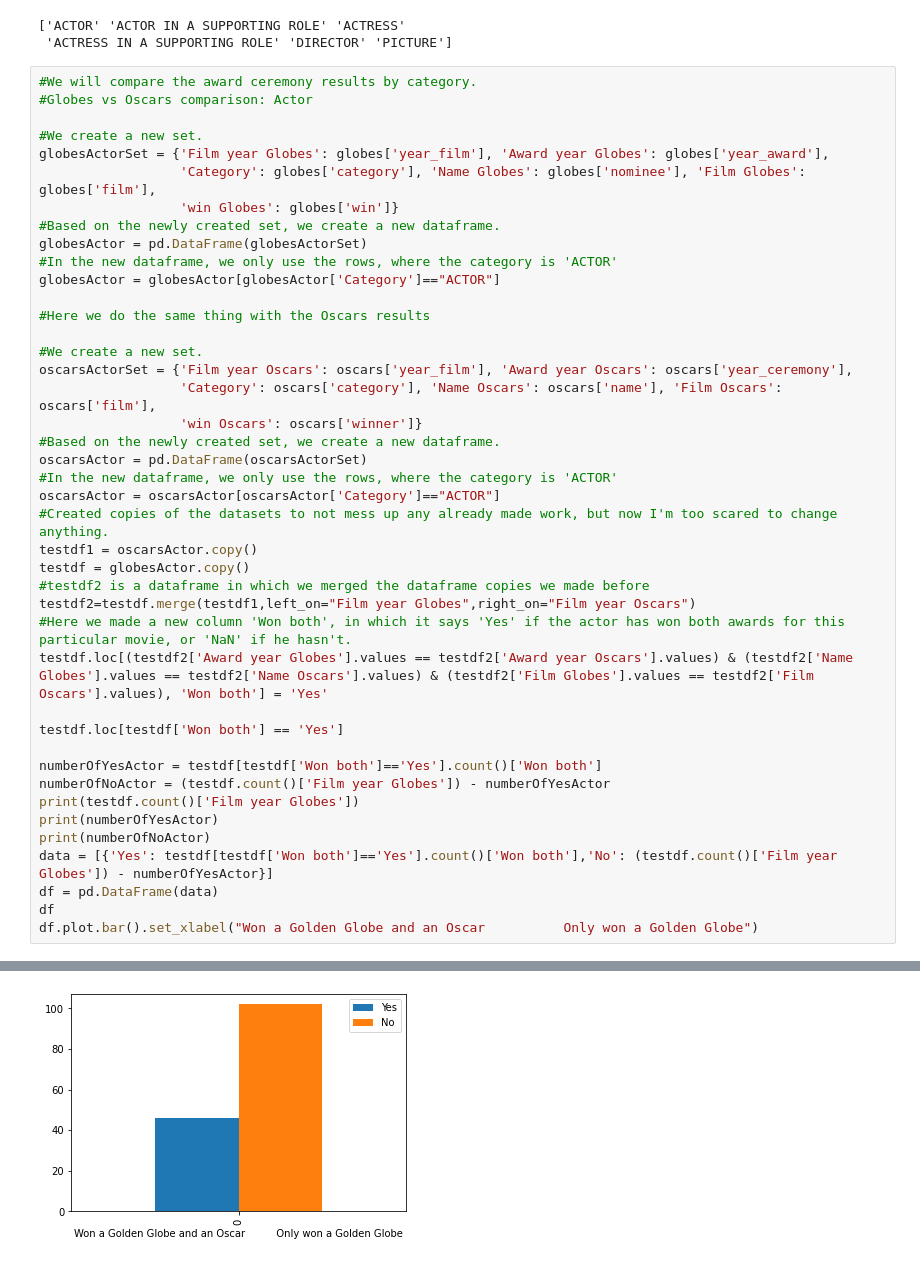
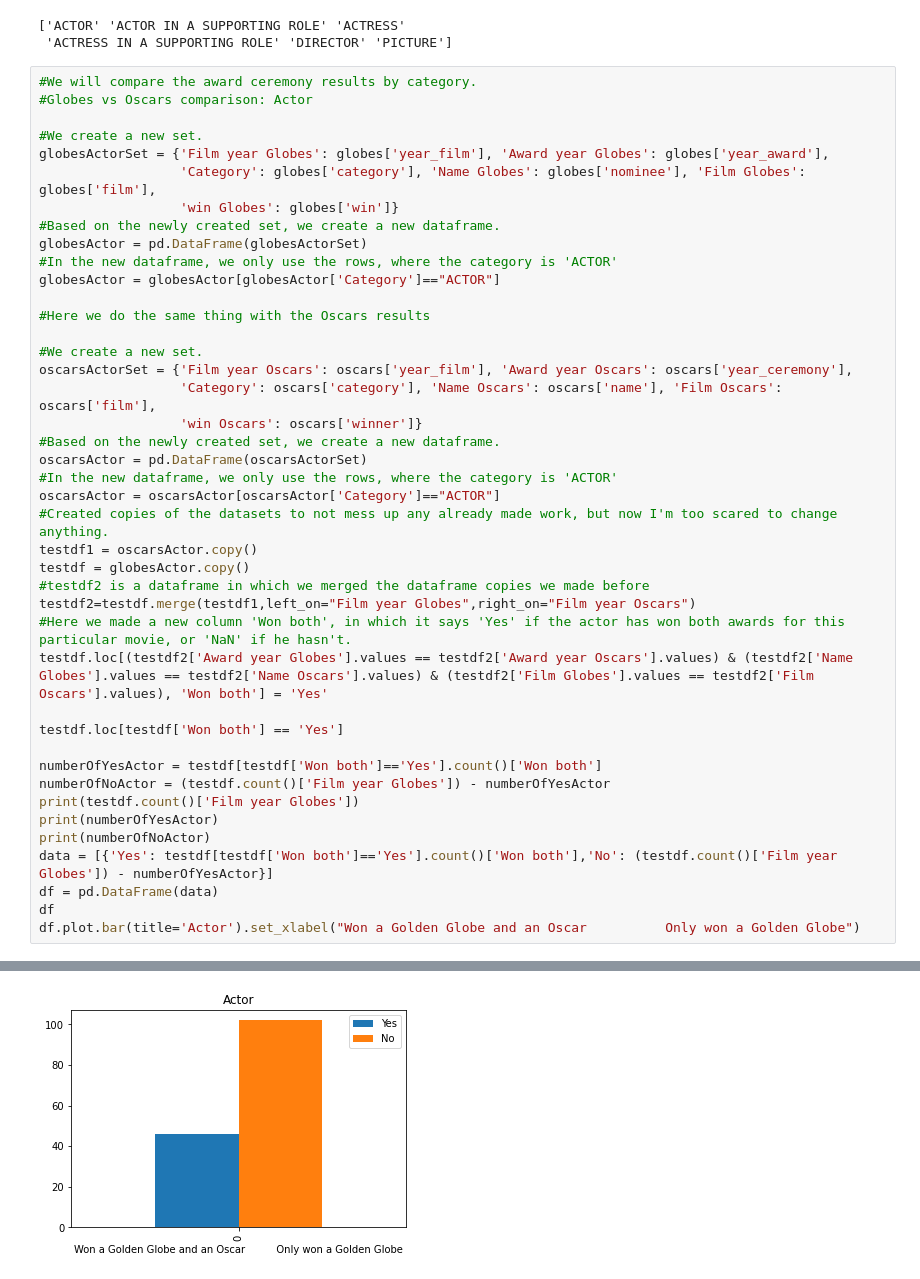
Before and after one commit to ReneTruuts/IDS_C19, a Jupyter notebook: Untitled.ipynb, the cells around one changed output, grey strips where cells are left out. Cells and saved outputs as stored; diff of their text form.

```diff
--- a/Untitled.ipynb
+++ b/Untitled.ipynb
@@ -115,35 +115,35 @@ globesActor = globesActor[globesActor['Category']=="ACTOR"]
 oscarsActorSet = {'Film year Oscars': oscars['year_film'], 'Award year Oscars': oscars['year_ceremony'],
                   'Category': oscars['category'], 'Name Oscars': oscars['name'], 'Film Oscars': oscars['film'],
                   'win Oscars': oscars['winner']}
 #Based on the newly created set, we create a new dataframe.
 oscarsActor = pd.DataFrame(oscarsActorSet)
 #In the new dataframe, we only use the rows, where the category is 'ACTOR'
 oscarsActor = oscarsActor[oscarsActor['Category']=="ACTOR"]
 #Created copies of the datasets to not mess up any already made work, but now I'm too scared to change anything.
 testdf1 = oscarsActor.copy()
 testdf = globesActor.copy()
 #testdf2 is a dataframe in which we merged the dataframe copies we made before
 testdf2=testdf.merge(testdf1,left_on="Film year Globes",right_on="Film year Oscars")
 #Here we made a new column 'Won both', in which it says 'Yes' if the actor has won both awards for this particular movie, or 'NaN' if he hasn't.
 testdf.loc[(testdf2['Award year Globes'].values == testdf2['Award year Oscars'].values) & (testdf2['Name Globes'].values == testdf2['Name Oscars'].values) & (testdf2['Film Globes'].values == testdf2['Film Oscars'].values), 'Won both'] = 'Yes'
 
 testdf.loc[testdf['Won both'] == 'Yes']
 
 numberOfYesActor = testdf[testdf['Won both']=='Yes'].count()['Won both']
 numberOfNoActor = (testdf.count()['Film year Globes']) - numberOfYesActor
 print(testdf.count()['Film year Globes'])
 print(numberOfYesActor)
 print(numberOfNoActor)
 data = [{'Yes': testdf[testdf['Won both']=='Yes'].count()['Won both'],'No': (testdf.count()['Film year Globes']) - numberOfYesActor}]
 df = pd.DataFrame(data)
 df
-df.plot.bar().set_xlabel("Won a Golden Globe and an Oscar          Only won a Golden Globe")
+df.plot.bar(title='Actor').set_xlabel("Won a Golden Globe and an Oscar          Only won a Golden Globe")
 # %% [output]
 148
 46
 102
 Text(0.5, 0, 'Won a Golden Globe and an Oscar          Only won a Golden Globe')
-[figure, old version]
+[figure, new version]
 # %%
 #We will compare the award ceremony results by category.
 #Globes vs Oscars comparison: Actor in a supporting role
```
Also changed, not shown: parts of 5 cells of this notebook.
